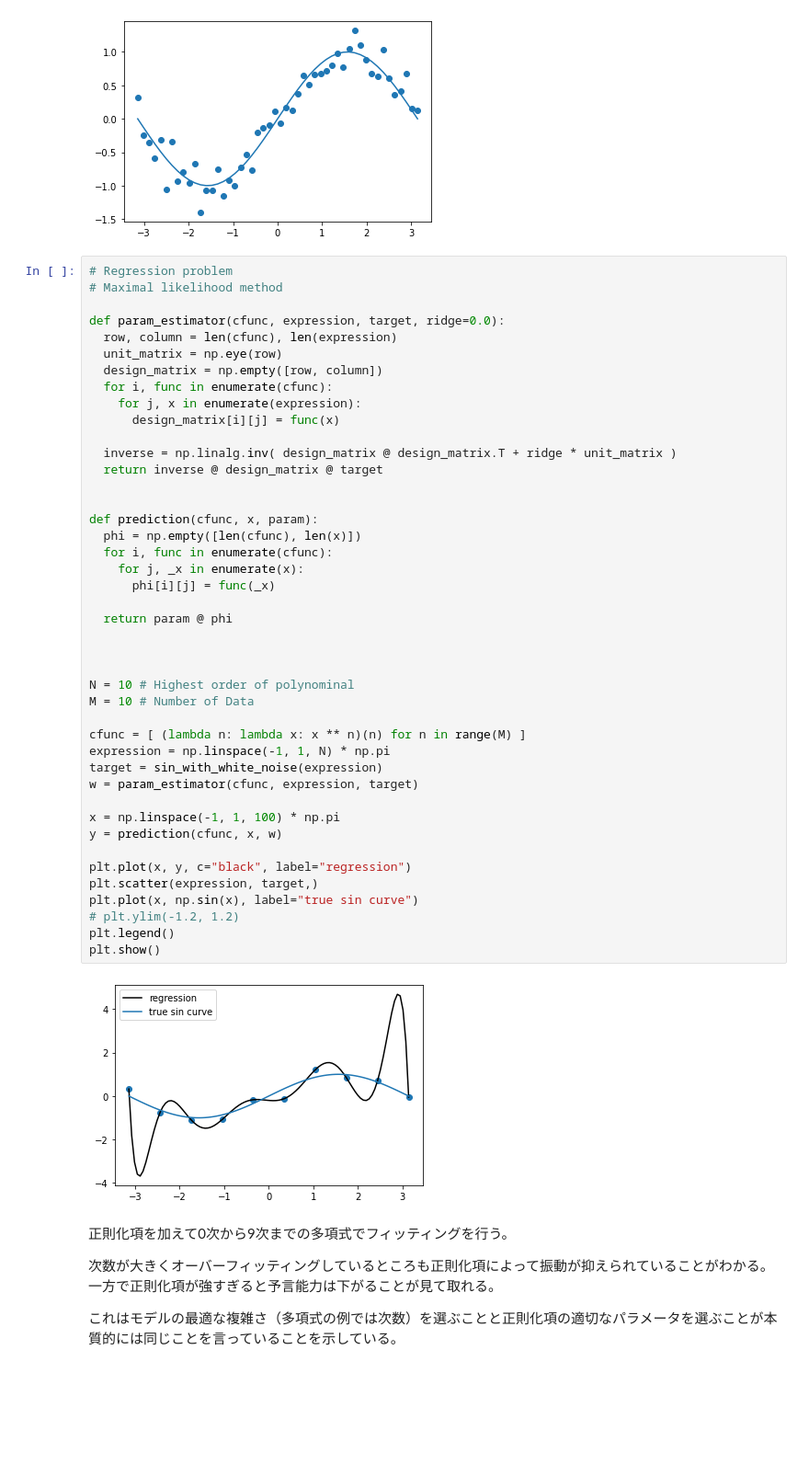
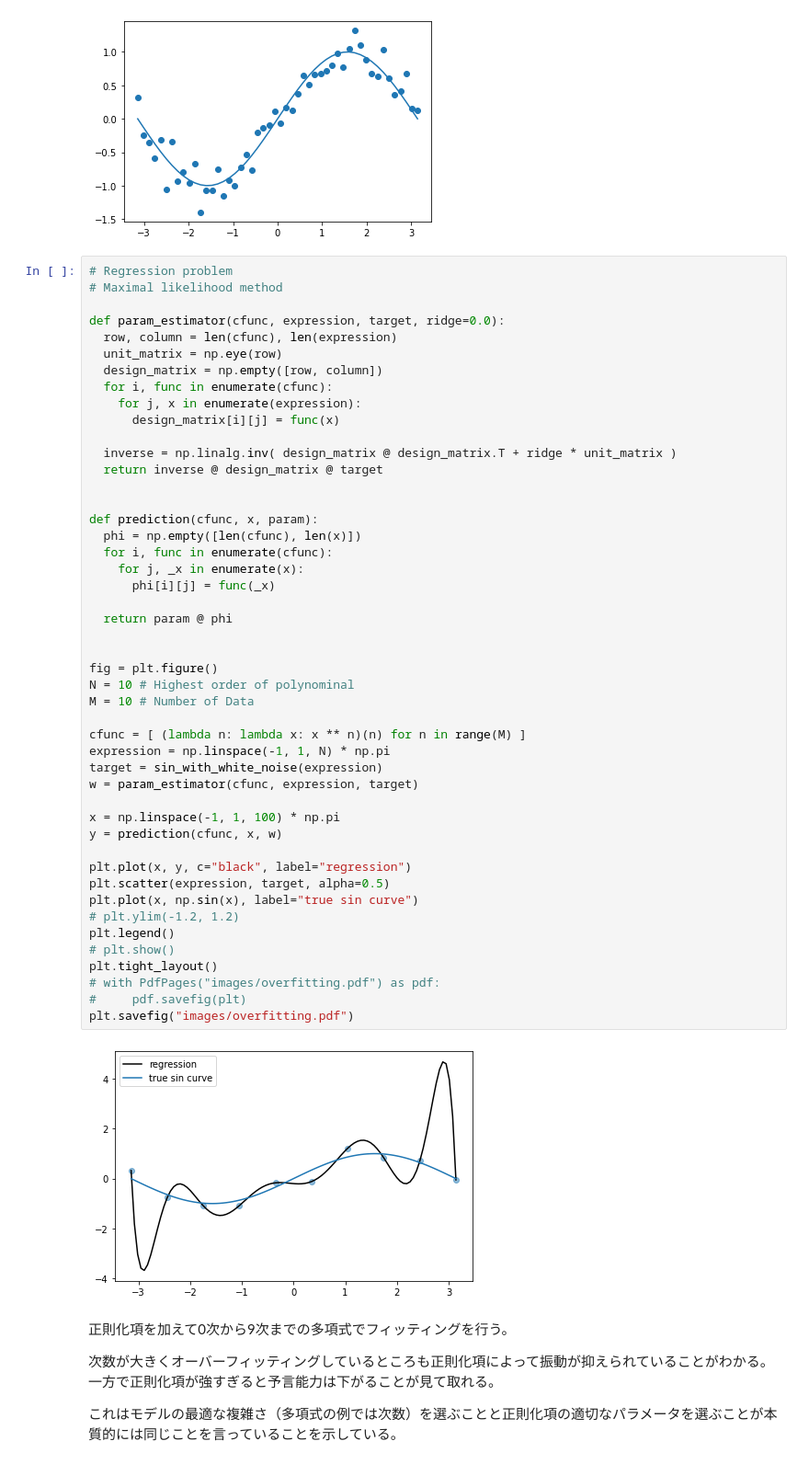
Before and after one commit to h16ki/ising, a Jupyter notebook: src/bayes.ipynb, the cells around one changed output. Shown at 92% size. Cells and saved outputs as stored; diff of their text form; blank space fills up the shorter version.

```diff
--- a/src/bayes.ipynb
+++ b/src/bayes.ipynb
@@ -36,37 +36,41 @@ def param_estimator(cfunc, expression, target, ridge=0.0):
 
   inverse = np.linalg.inv( design_matrix @ design_matrix.T + ridge * unit_matrix )
   return inverse @ design_matrix @ target
 
 
 def prediction(cfunc, x, param):
   phi = np.empty([len(cfunc), len(x)])
   for i, func in enumerate(cfunc):
     for j, _x in enumerate(x):
       phi[i][j] = func(_x)
 
   return param @ phi
 
 
-
+fig = plt.figure()
 N = 10 # Highest order of polynominal
 M = 10 # Number of Data
 
 cfunc = [ (lambda n: lambda x: x ** n)(n) for n in range(M) ]
 expression = np.linspace(-1, 1, N) * np.pi
 target = sin_with_white_noise(expression)
 w = param_estimator(cfunc, expression, target)
 
 x = np.linspace(-1, 1, 100) * np.pi
 y = prediction(cfunc, x, w)
 
 plt.plot(x, y, c="black", label="regression")
-plt.scatter(expression, target,)
+plt.scatter(expression, target, alpha=0.5)
 plt.plot(x, np.sin(x), label="true sin curve")
 # plt.ylim(-1.2, 1.2)
 plt.legend()
-plt.show()
+# plt.show()
+plt.tight_layout()
+# with PdfPages("images/overfitting.pdf") as pdf:
+#     pdf.savefig(plt)
+plt.savefig("images/overfitting.pdf")
 # %% [output]
-[figure, old version]
+[figure, new version]
 # %% [markdown]
 正則化項を加えて0次から9次までの多項式でフィッティングを行う。
 
```
Also changed, not shown: parts of 9 cells of this notebook, 3 other files.
